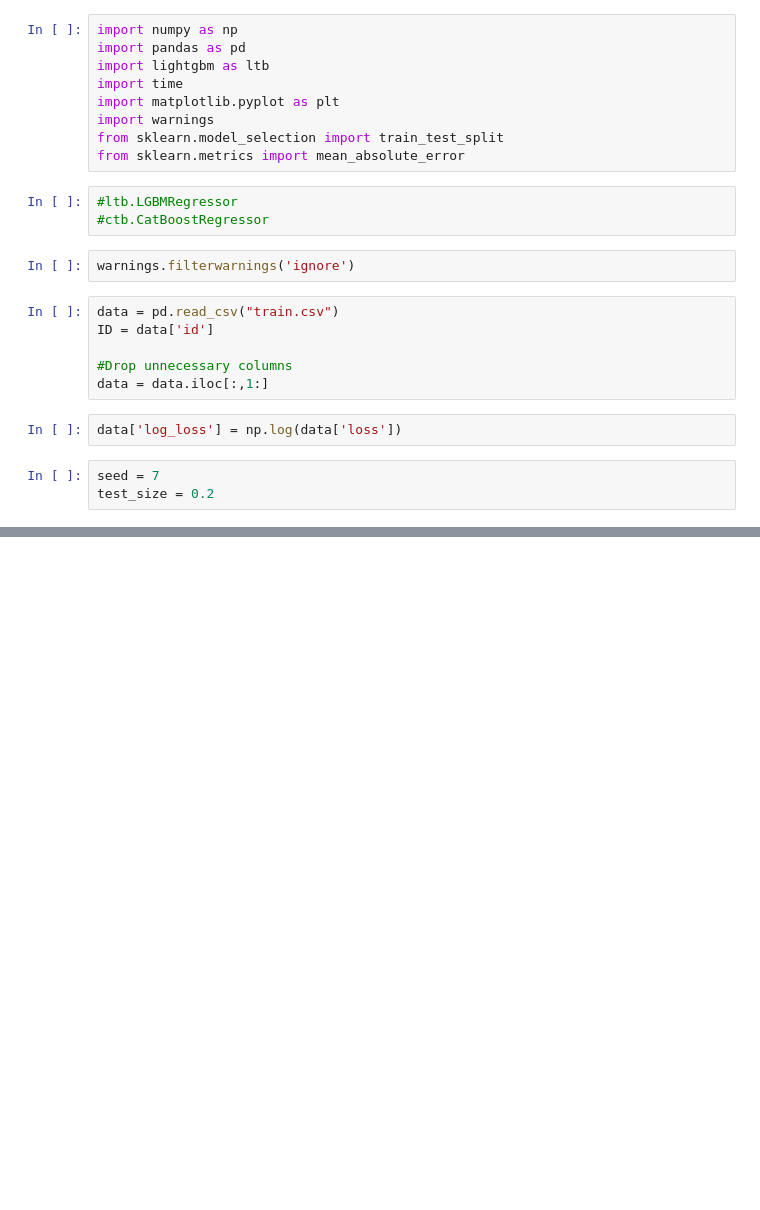
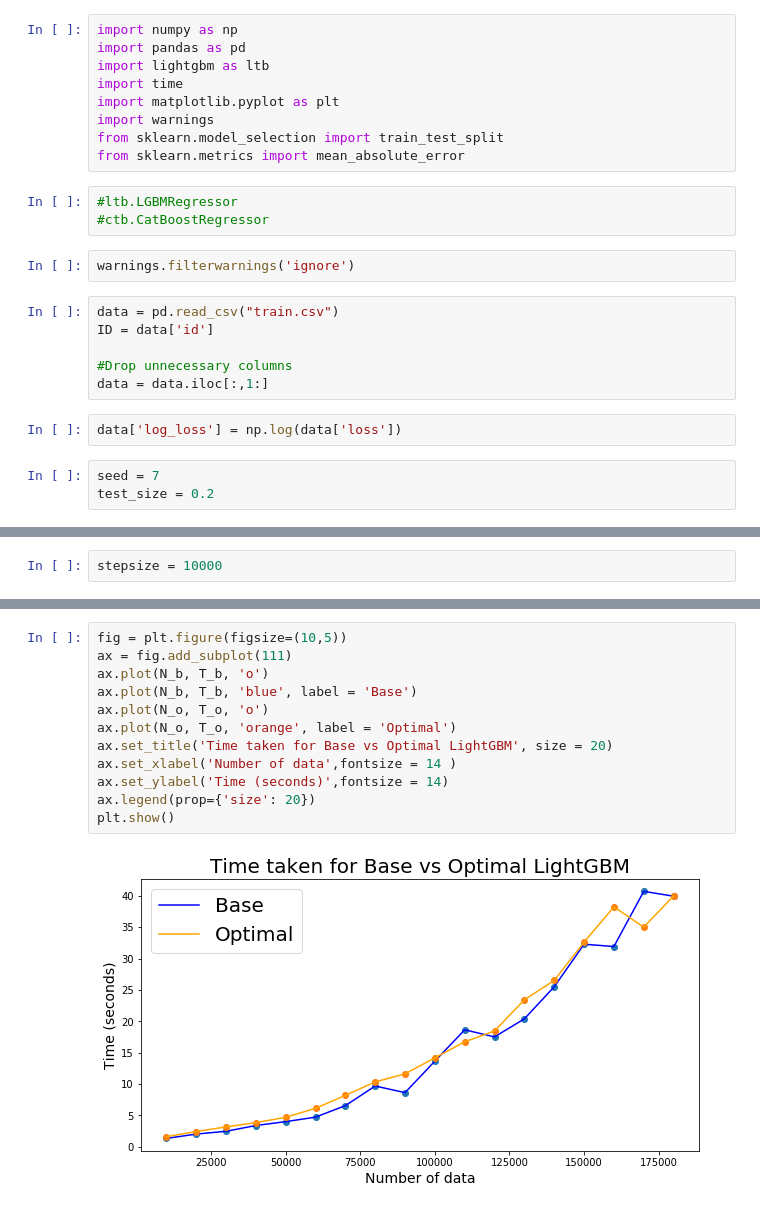
Before and after one commit to jetsaltydog/GBM_Project, a Jupyter notebook: Lightboost.ipynb, the cells around one changed output, grey strips where cells are left out. Saved outputs shown, nothing was run; the diff lists cells and outputs as text; blank space fills up the shorter version.

```diff
--- a/Lightboost.ipynb
+++ b/Lightboost.ipynb
@@ -86,0 +114,2 @@ df
+# %%
+stepsize = 10000
@@ -86,0 +237,14 @@ df
+# %%
+fig = plt.figure(figsize=(10,5))
+ax = fig.add_subplot(111)
+ax.plot(N_b, T_b, 'o')
+ax.plot(N_b, T_b, 'blue', label = 'Base')
+ax.plot(N_o, T_o, 'o')
+ax.plot(N_o, T_o, 'orange', label = 'Optimal')
+ax.set_title('Time taken for Base vs Optimal LightGBM', size = 20)
+ax.set_xlabel('Number of data',fontsize = 14 )
+ax.set_ylabel('Time (seconds)',fontsize = 14)
+ax.legend(prop={'size': 20})
+plt.show()
+# %% [output]
+[figure, added]
```
Also changed, not shown: parts of 7 cells of this notebook.
